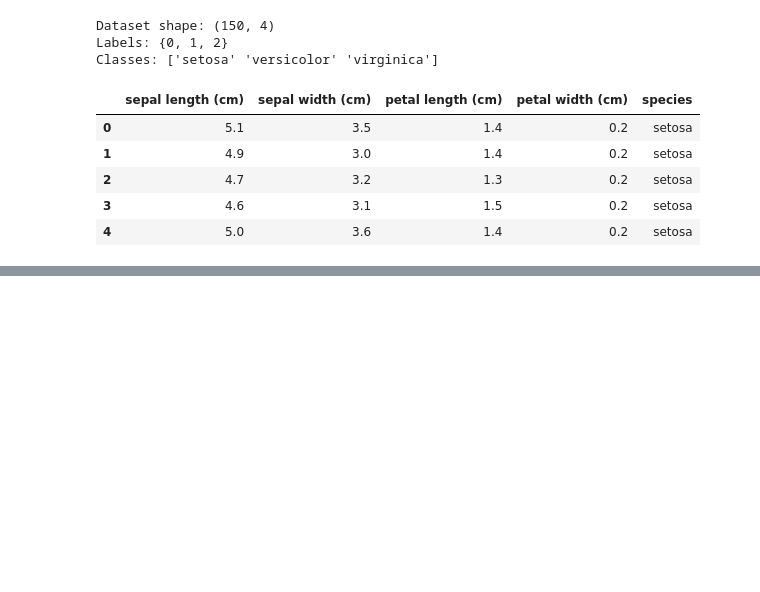
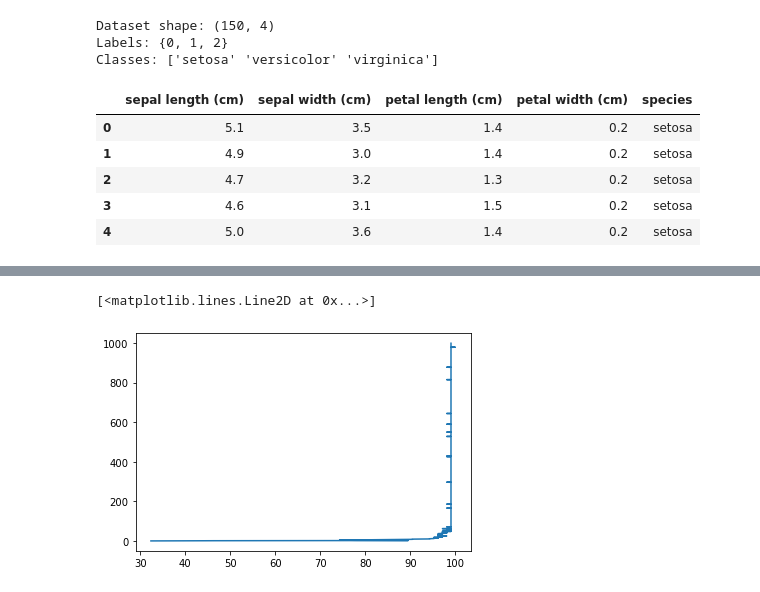
Before and after one commit to peterhubina/Iris-NeuralNetworks-Classification, a Jupyter notebook: zadanie_3.ipynb, the cells around one changed output, grey strips where cells are left out. Saved outputs shown, nothing was run; the diff lists cells and outputs as text; code cells hidden in the pictures; blank space fills up the shorter version.

```diff
--- a/zadanie_3.ipynb
+++ b/zadanie_3.ipynb
@@ -270,0 +310,5 @@ Sample 5: setosa
+# %%
+plt.plot(acc_arr, epochs)
+# %% [output]
+[<matplotlib.lines.Line2D at 0x...>]
+[figure, added]
```
Also changed, not shown: parts of 11 cells of this notebook.
